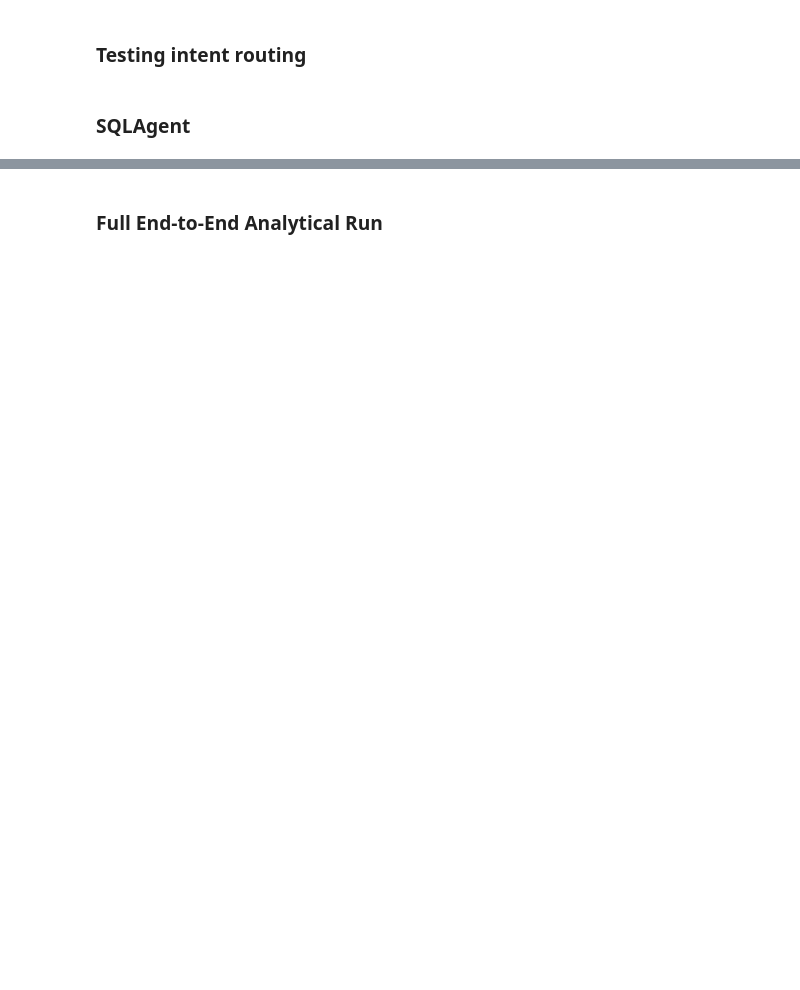
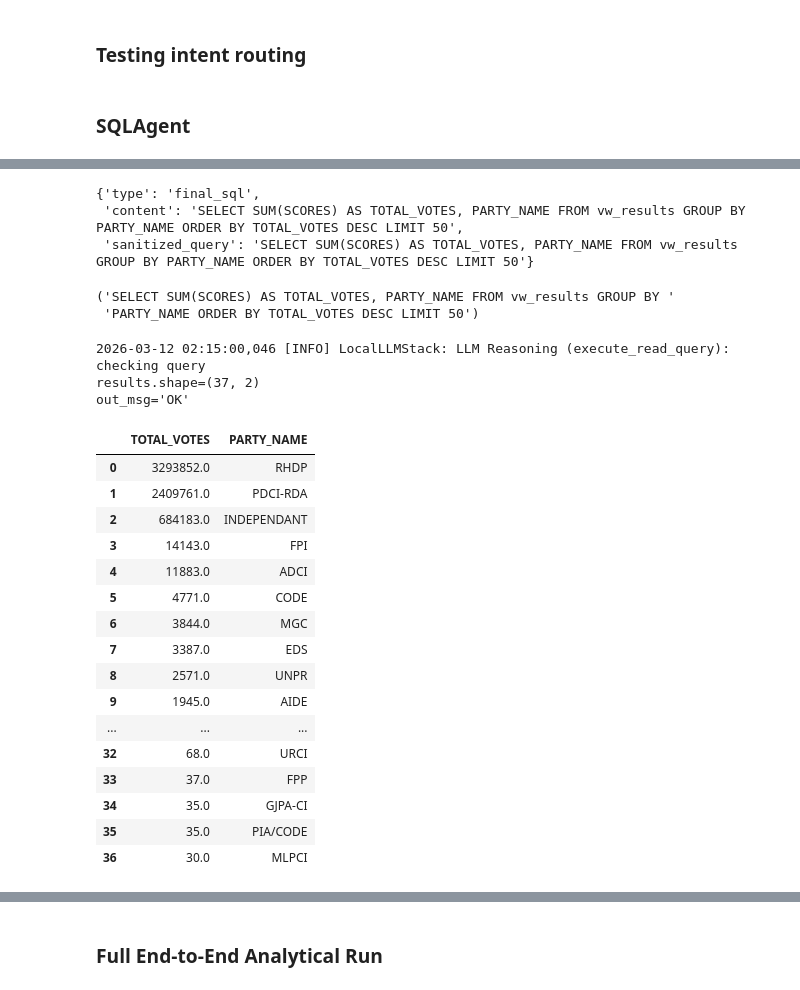
Before and after one commit to dric2018/chat-app, a Jupyter notebook: notebooks/chat_pipeline.ipynb, the cells around one changed output, grey strips where cells are left out. Cells and saved outputs as stored; diff of their text form; code cells hidden in the pictures; blank space fills up the shorter version.

```diff
--- a/notebooks/chat_pipeline.ipynb
+++ b/notebooks/chat_pipeline.ipynb
@@ -233,4 +271,6 @@ if CFG.IS_STREAM:
             print(f"\n❌ [ERROR]: {chunk['content']}", end="", flush=True)
 
 else:
-    response = agent.sql_expert.generate_sql(query, intent)
+    for out in agent.sql_expert.generate_sql(query, intent):
+        print(out)
+        response = out
@@ -264,0 +295,43 @@ pprint(out)
+# %%
+response
+# %% [output]
+{'type': 'final_sql',
+ 'content': 'SELECT SUM(SCORES) AS TOTAL_VOTES, PARTY_NAME FROM vw_results GROUP BY PARTY_NAME ORDER BY TOTAL_VOTES DESC LIMIT 50',
+ 'sanitized_query': 'SELECT SUM(SCORES) AS TOTAL_VOTES, PARTY_NAME FROM vw_results GROUP BY PARTY_NAME ORDER BY TOTAL_VOTES DESC LIMIT 50'}
+# %%
+pprint(response["sanitized_query"])
+# %% [output]
+('SELECT SUM(SCORES) AS TOTAL_VOTES, PARTY_NAME FROM vw_results GROUP BY '
+ 'PARTY_NAME ORDER BY TOTAL_VOTES DESC LIMIT 50')
+# %%
+results, out_msg = agent.sql_expert.execute_read_query.invoke({
+    "sql_query": response["sanitized_query"],
+    "reasoning": "checking query"
+})
+
+print(f"{results.shape=}")
+print(f"{out_msg=}")
+# %% [output]
+2026-03-12 02:15:00,046 [INFO] LocalLLMStack: LLM Reasoning (execute_read_query): checking query
+results.shape=(37, 2)
+out_msg='OK'
+# %%
+results
+# %% [output]
+|  | TOTAL_VOTES | PARTY_NAME |
+| 0 | 3293852.0 | RHDP |
+| 1 | 2409761.0 | PDCI-RDA |
+| 2 | 684183.0 | INDEPENDANT |
+| 3 | 14143.0 | FPI |
+| 4 | 11883.0 | ADCI |
+| 5 | 4771.0 | CODE |
+| 6 | 3844.0 | MGC |
+| 7 | 3387.0 | EDS |
+| 8 | 2571.0 | UNPR |
+| 9 | 1945.0 | AIDE |
+| ... | ... | ... |
+| 32 | 68.0 | URCI |
+| 33 | 37.0 | FPP |
+| 34 | 35.0 | GJPA-CI |
+| 35 | 35.0 | PIA/CODE |
+| 36 | 30.0 | MLPCI |
```
Also changed, not shown: parts of 25 cells of this notebook, 11 other files.
